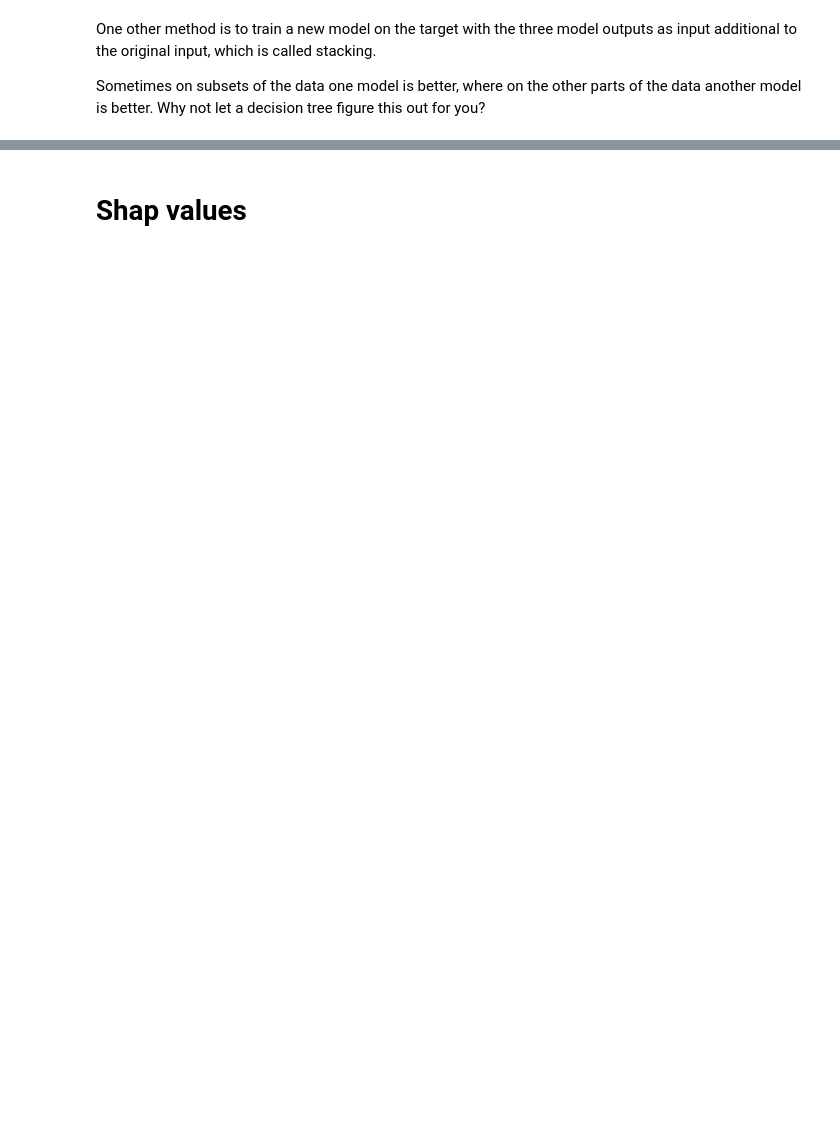
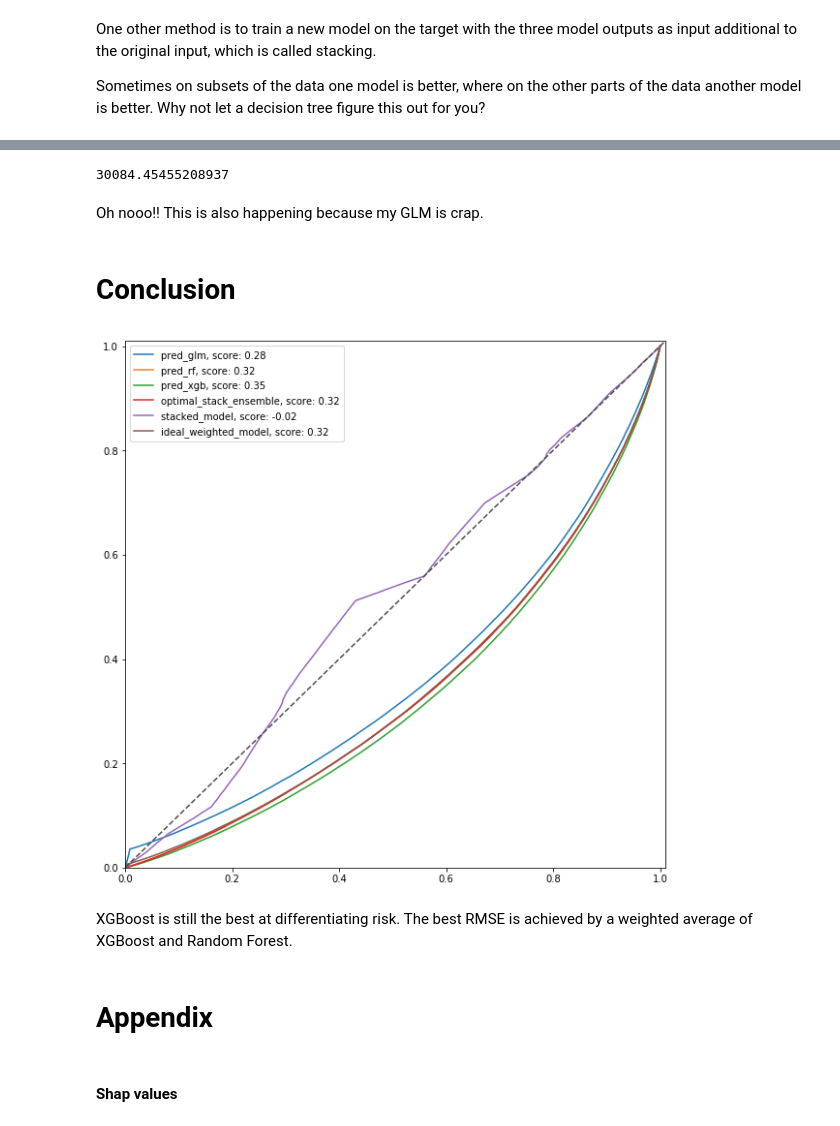
Before and after one commit to WoutAarts/portfolio, a Jupyter notebook: kaggle_insurance.ipynb, the cells around one changed output, grey strips where cells are left out. Cells and saved outputs as stored; diff of their text form; code cells hidden in the pictures; blank space fills up the shorter version.

```diff
--- a/kaggle_insurance.ipynb
+++ b/kaggle_insurance.ipynb
@@ -625,0 +681,2 @@ regr_3
+# %%
+clf.fit(X_train_stack[cont_features + cat_dummy_features], X_train_stack['closest_model'])
@@ -626,5 +694,32 @@ regr_3
+# %%
+ideal_weights = clf.predict_proba(X_test[cont_features + cat_dummy_features])
+# %%
+for i in range(3):
+    comparison[list(clf.classes_)[i]] = ideal_weights.T[i]
+# %%
+comparison['ideal_weighted_model'] = comparison['pred_glm'] * comparison['glm_diff'] + comparison['pred_rf'] * comparison['rf_diff'] + comparison['pred_xgb'] * comparison['xgb_diff']
+# %%
+rmse(comparison['ideal_weighted_model'], comparison['y_test'])
+# %% [output]
+30084.45455208937
+# %% [markdown]
+Oh nooo!! This is also happening because my GLM is crap.
+# %% [markdown]
+# Conclusion
+# %%
+lorenz_plot(
+    comparison,
+    ['pred_glm', 'pred_rf', 'pred_xgb', 'optimal_stack_ensemble', 'stacked_model', 'ideal_weighted_model'],
+    'y_test'
+)
+# %% [output]
+[figure, added]
+# %% [markdown]
+XGBoost is still the best at differentiating risk. The best RMSE is achieved by a weighted average of XGBoost and Random Forest.
+# %% [markdown]
+# Appendix
 # %% [markdown]
-# Shap values
+#### Shap values
 # %%
 import shap
 # %%
```
Also changed, not shown: parts of 34 cells of this notebook.
